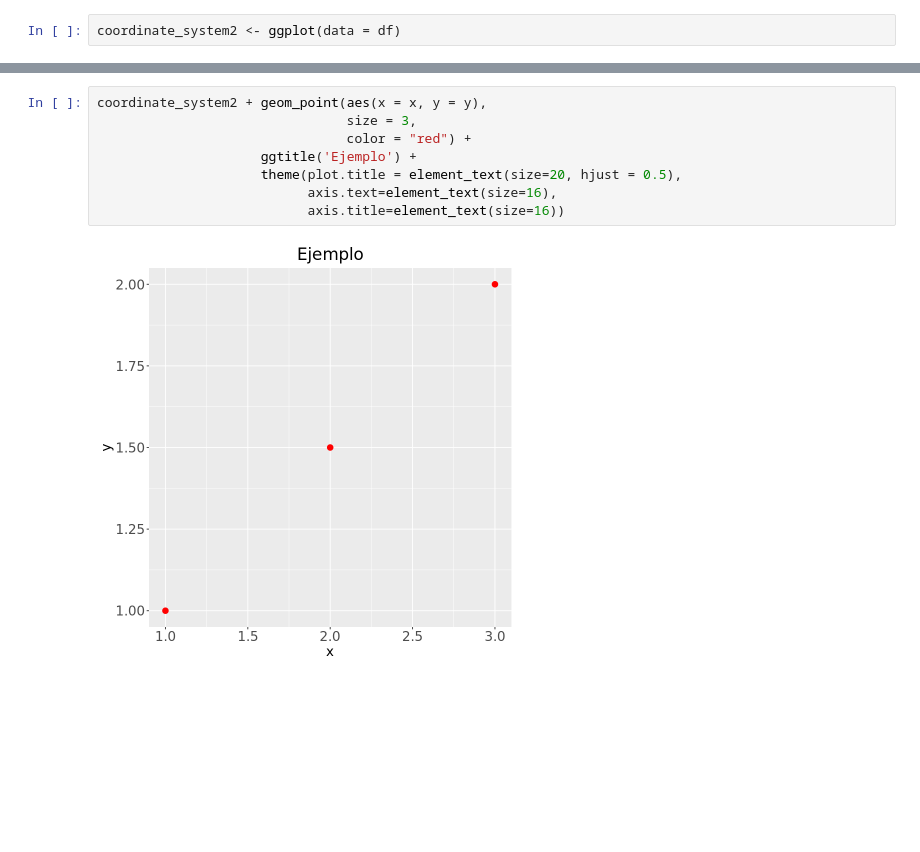
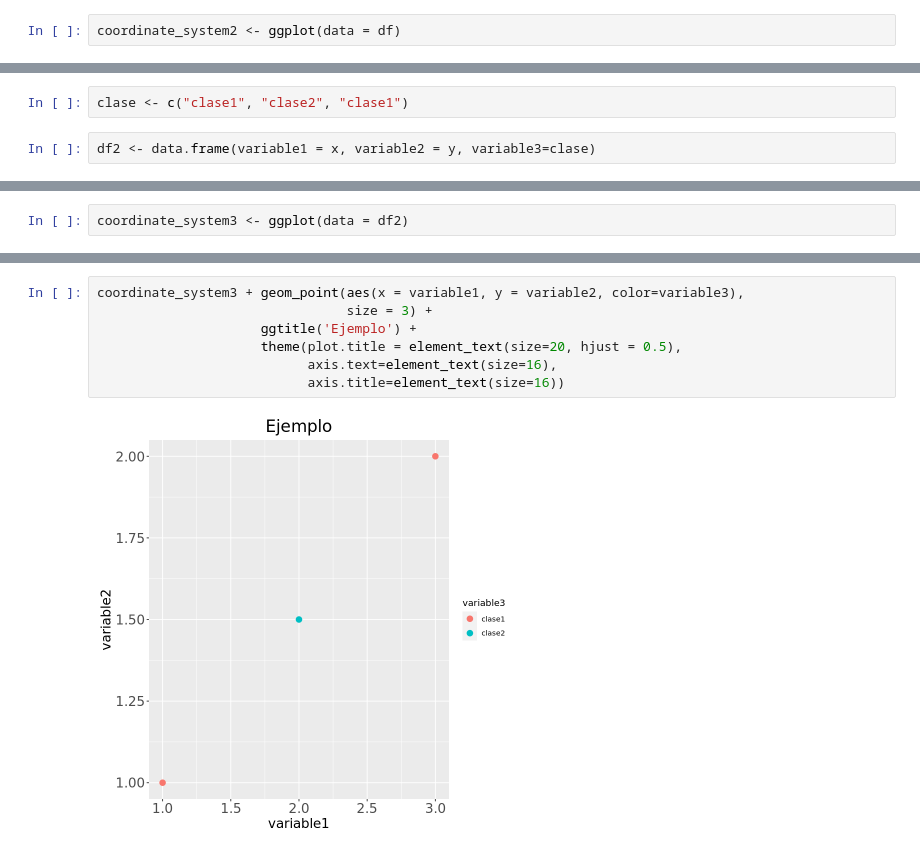
Before and after one commit to palmoreck/laboratorios, a Jupyter notebook: introduccion/4_ggplot2.ipynb, the cells around one changed output, grey strips where cells are left out. Drawn from its saved outputs; the diff is of its cells as text; blank space fills up the shorter version.

Commit message:
more examples of ggplot and rewriting some sentences

```diff
--- a/introduccion/4_ggplot2.ipynb
+++ b/introduccion/4_ggplot2.ipynb
@@ -92,0 +95,4 @@ coordinate_system2 + geom_point(aes(x = x, y = y))
+# %%
+clase <- c("clase1", "clase2", "clase1")
+# %%
+df2 <- data.frame(variable1 = x, variable2 = y, variable3=clase)
@@ -92,0 +106,2 @@ coordinate_system2 + geom_point(aes(x = x, y = y))
+# %%
+coordinate_system3 <- ggplot(data = df2)
@@ -108,10 +174,9 @@ coordinate_system2 + geom_point(aes(x = x, y = y),
 # %%
-coordinate_system2 + geom_point(aes(x = x, y = y),
-                                size = 3,
-                                color = "red") +
+coordinate_system3 + geom_point(aes(x = variable1, y = variable2, color=variable3),
+                                size = 3) +
                      ggtitle('Ejemplo') +
                      theme(plot.title = element_text(size=20, hjust = 0.5),
                            axis.text=element_text(size=16),
                            axis.title=element_text(size=16))
 # %% [output]
-[figure, old version]
+[figure, new version]
```
Also changed, not shown: parts of 24 cells of this notebook.
